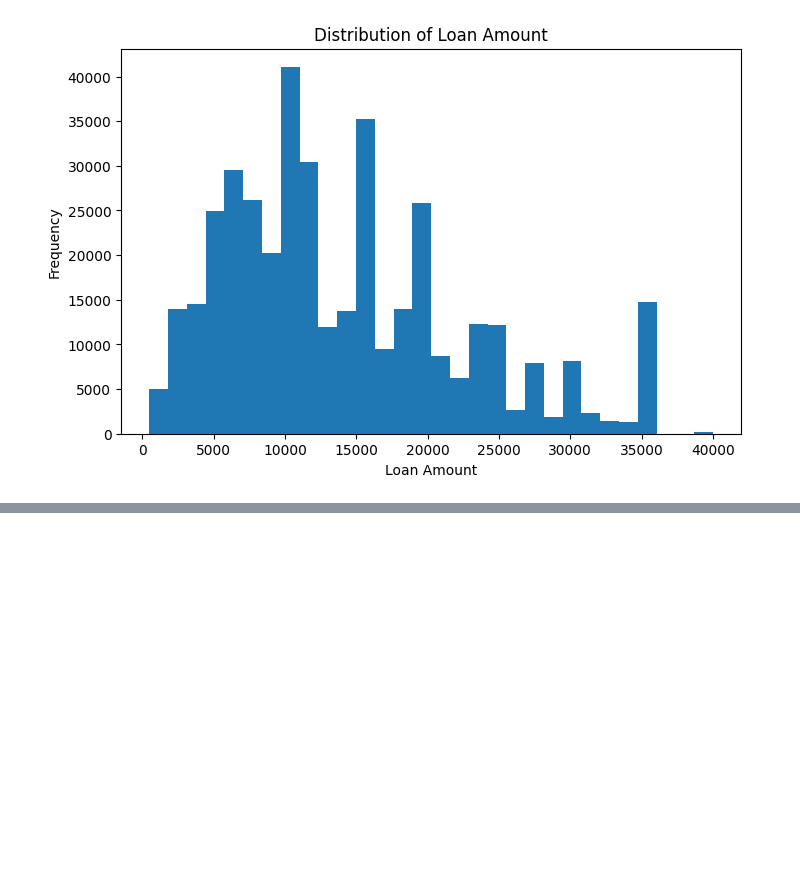
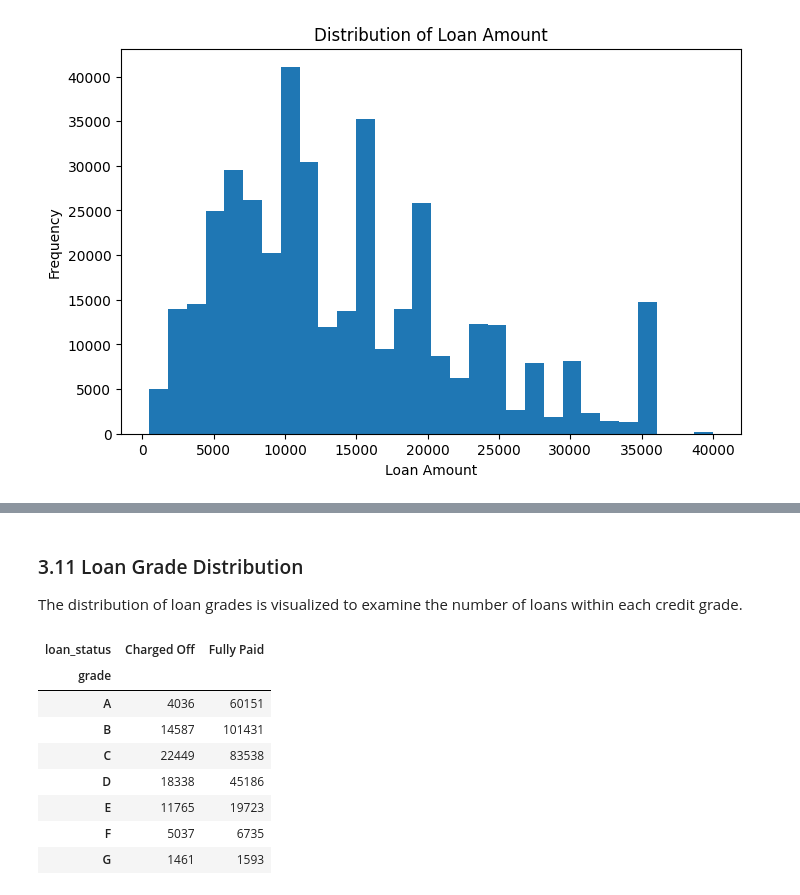
Before and after one commit to Clinton1029/Loan_Default_Project, a Jupyter notebook: Loan_Default.ipynb, the cells around one changed output, grey strips where cells are left out. Cells and saved outputs as stored; diff of their text form; code cells hidden in the pictures; blank space fills up the shorter version.

```diff
--- a/Loan_Default.ipynb
+++ b/Loan_Default.ipynb
@@ -316,0 +335,20 @@ plt.show()
+# %% [markdown]
+### 3.11 Loan Grade Distribution
+
+The distribution of loan grades is visualized to examine the number of loans within each credit grade.
+# %%
+# Create a cross-tabulation of loan grade and loan status
+grade_status = pd.crosstab(df["grade"], df["loan_status"])
+
+# Display the results
+grade_status
+# %% [output]
+| loan_status | Charged Off | Fully Paid |
+| grade |  |  |
+| A | 4036 | 60151 |
+| B | 14587 | 101431 |
+| C | 22449 | 83538 |
+| D | 18338 | 45186 |
+| E | 11765 | 19723 |
+| F | 5037 | 6735 |
+| G | 1461 | 1593 |
```
Also changed, not shown: parts of 2 cells of this notebook.
